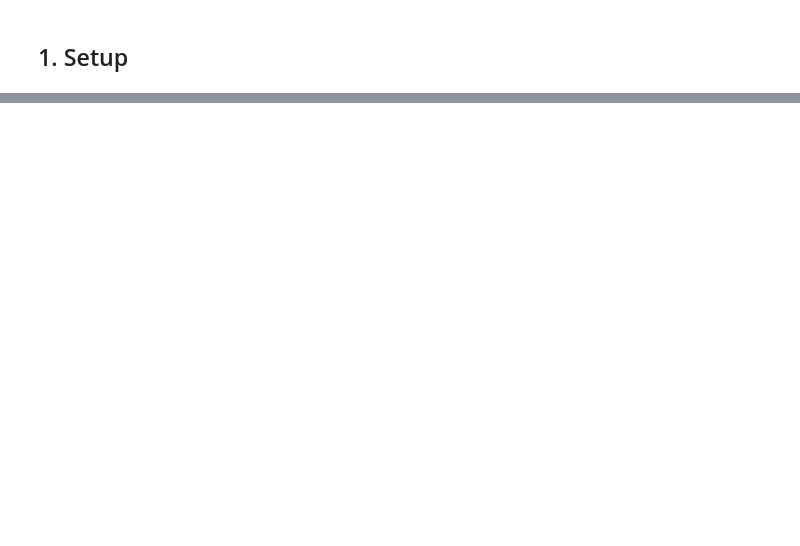
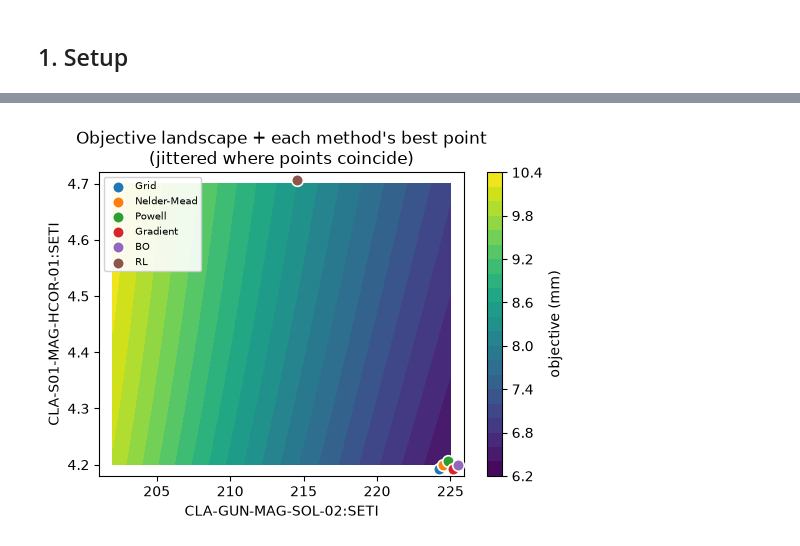
Before and after one commit to aghribi/artifact-hackathon-2026, a Jupyter notebook: challenges/optimisation/kickoff_notebook.ipynb, the cells around one changed output, grey strips where cells are left out. Cells and saved outputs as stored; diff of their text form; code cells hidden in the pictures; blank space fills up the shorter version.

Commit message:
Optimisation kickoff notebook: real CLARA surrogate + 6 optimisation methods (grid/Nelder-Mead/Powell/gradient, BO, RL)

```diff
--- a/challenges/optimisation/kickoff_notebook.ipynb
+++ b/challenges/optimisation/kickoff_notebook.ipynb
@@ -27,0 +136,9 @@ See `objectives.md` for the easy / medium / hard objectives.
+# %%
+corrs = df[live_cols].corrwith(df['objective_mm']).abs().sort_values(ascending=False)
+print('Real magnets ranked by |correlation| with spot size:')
+print(corrs.head(8))
+
+KNOB1, KNOB2 = corrs.index[0], corrs.index[1]
+print(f'\nUsing the top 2: {KNOB1}, {KNOB2}')
+print('(the gun solenoid dominating spot size downstream matches real accelerator physics --')
+print(' it is the first strong focusing element the beam sees after the source)')
@@ -27,0 +353,28 @@ See `objectives.md` for the easy / medium / hard objectives.
+# %%
+N_VIS = 40
+k1v = np.linspace(K1_MIN, K1_MAX, N_VIS)
+k2v = np.linspace(K2_MIN, K2_MAX, N_VIS)
+landscape = np.array([[objective([a, b]) for b in k2v] for a in k1v])
+
+fig, ax = plt.subplots(figsize=(5.5, 4.2))
+cf = ax.contourf(k1v, k2v, landscape.T, levels=20, cmap='viridis')
+plt.colorbar(cf, ax=ax, label='objective (mm)')
+
+methods_xy = {
+    'Grid': grid_best_xy, 'Nelder-Mead': res_nm.x, 'Powell': res_pw.x,
+    'Gradient': res_grad.x, 'BO': bo_result.x, 'RL': mu_pol,
+}
+# several methods land on (nearly) the same point -- jitter slightly so none hide behind another
+pad1, pad2 = 0.04 * (K1_MAX - K1_MIN), 0.04 * (K2_MAX - K2_MIN)
+for k, (name, (a, b)) in enumerate(methods_xy.items()):
+    jx, jy = (k - 2.5) * pad1 * 0.35, (k % 3 - 1) * pad2 * 0.35
+    ax.scatter([a + jx], [b + jy], label=name, s=70, edgecolor='white', linewidth=1.2,
+               clip_on=False, zorder=5)
+ax.set_xlim(K1_MIN - pad1, K1_MAX + pad1)
+ax.set_ylim(K2_MIN - pad2, K2_MAX + pad2)
+ax.set_xlabel(KNOB1); ax.set_ylabel(KNOB2)
+ax.legend(fontsize=7, loc='upper left', framealpha=0.9)
+ax.set_title("Objective landscape + each method's best point\n(jittered where points coincide)")
+plt.tight_layout(); plt.show()
+# %% [output]
+[figure, added]
```
Also changed, not shown: parts of 24 cells of this notebook, 6 other files.
